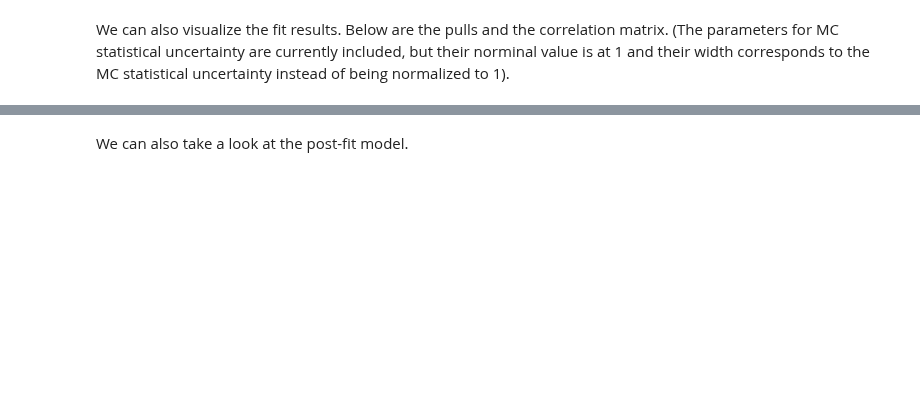
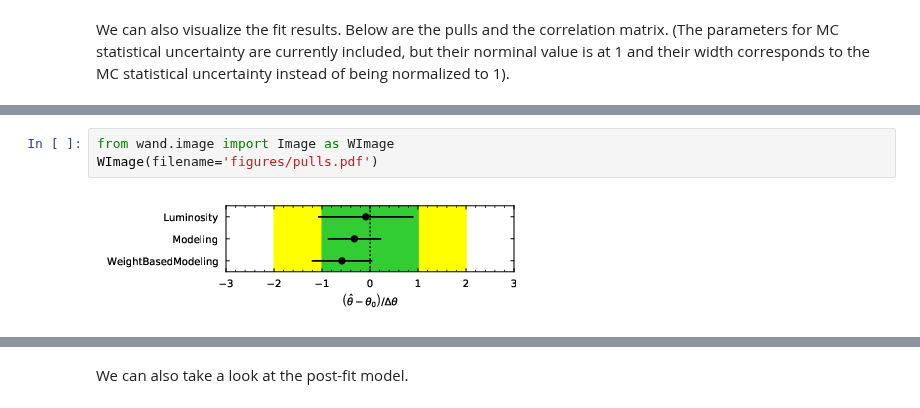
Before and after one commit to cabinetry/cabinetry-tutorials, a Jupyter notebook: example.ipynb, the cells around one changed output, grey strips where cells are left out. Drawn from its saved outputs; the diff is of its cells as text; blank space fills up the shorter version.

```diff
--- a/example.ipynb
+++ b/example.ipynb
@@ -200 +194,6 @@ IFrame("figures/pulls.pdf", width=600, height=250)
+# %%
+from wand.image import Image as WImage
+WImage(filename='figures/pulls.pdf')
+# %% [output]
+[figure, added]
 # %%
```
Also changed, not shown: parts of 30 cells of this notebook, 1 other file.
